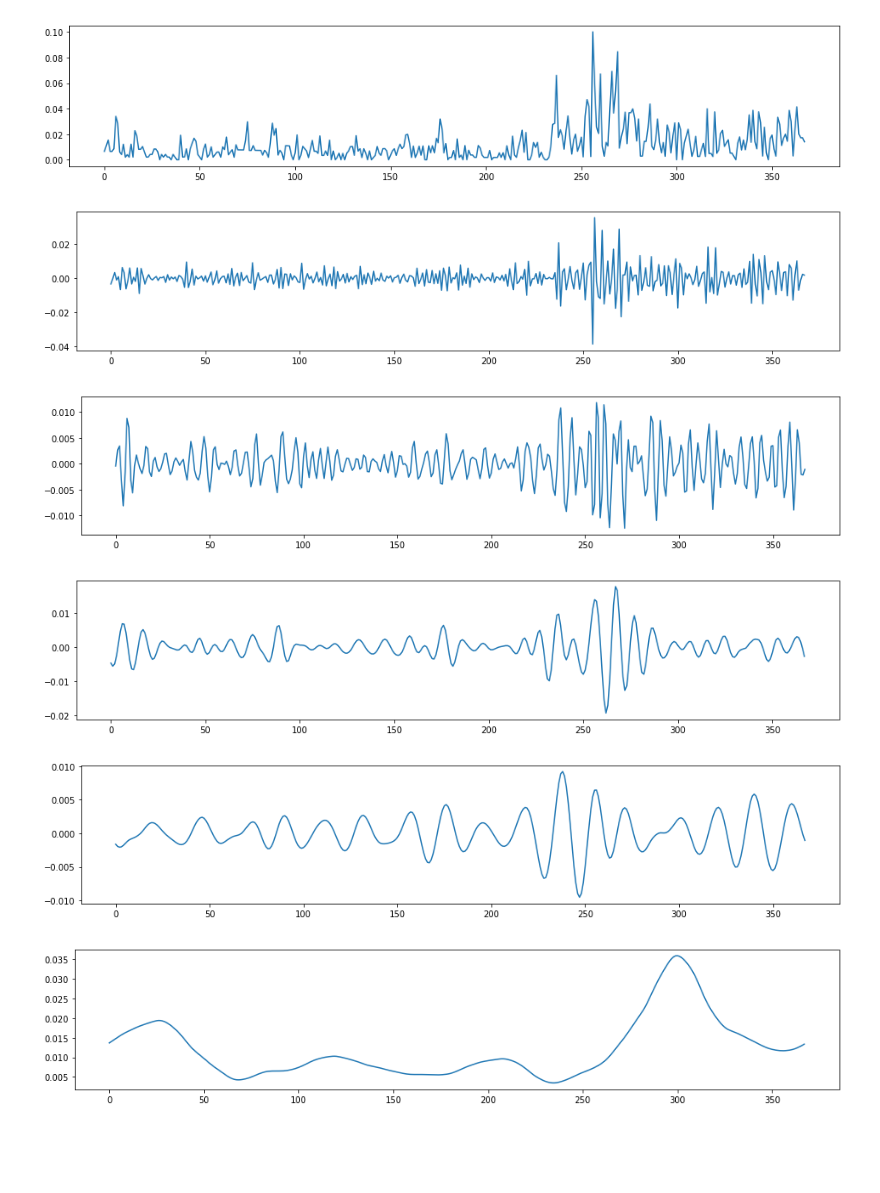
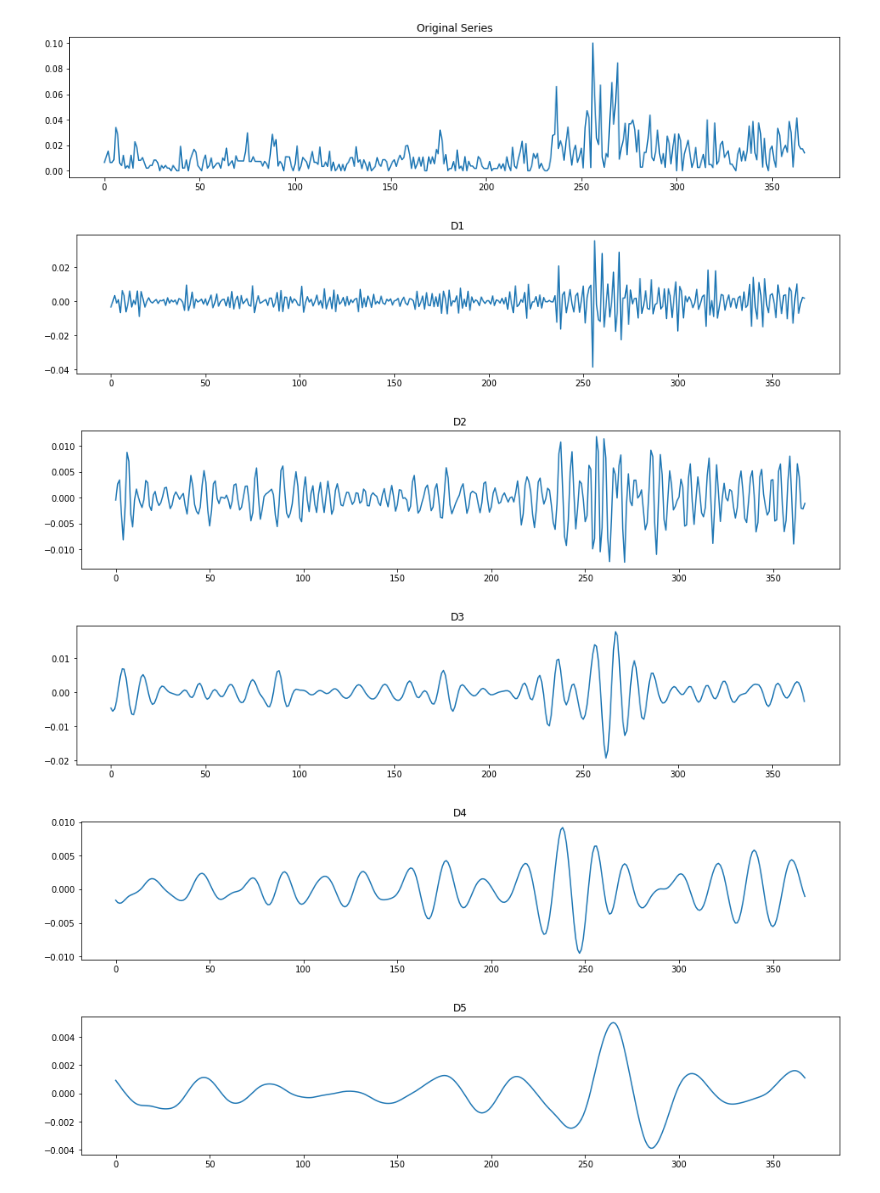
Before and after one commit to LinuxpowerLudo/wavelet_analysis_of_bitcoin, a Jupyter notebook: phase_2/Manual reproduction of page 141 of Gencay and Selcuk.ipynb, the cells around one changed output. Drawn from its saved outputs; the diff is of its cells as text; code cells hidden in the pictures; blank space fills up the shorter version.

Commit message:
Fixing problem with filter length on reproduction of book results. Adding mra funciton

```diff
--- a/phase_2/Manual reproduction of page 141 of Gencay and Selcuk.ipynb
+++ b/phase_2/Manual reproduction of page 141 of Gencay and Selcuk.ipynb
@@ -15,6 +15,2 @@ from dan_wavelets import dwt, idwt, modwt, imodwt
 # %%
 la8 = pd.read_csv("../datasets/la8.csv", index_col=0)
-la8.rename(columns={
-    la8.columns[1] : "h",
-    la8.columns[2] : "g"
-}, inplace=True)
@@ -22,26 +30,12 @@ la8.rename(columns={
 signal = pd.read_csv("../datasets/ibm_returns.csv", header=None, index_col=0, names=["returns"]).squeeze()
 # %%
 signal = np.abs(signal)
-# %%
-plt.plot(signal)
-plt.show()
-num_decompositions = 4
-cA = signal
-for i in range(num_decompositions):
-    cD, cA = modwt(cA, j=i+1, filter_length=8, h=la8.h, g=la8.g)
-    cD = imodwt(cD, [], j = i+1, filter_length=8, h=la8.h, g=la8.g)
-    for j in range(i, 0, -1):
-        cD = imodwt([], cD, j = j, filter_length=8, h=la8.h, g=la8.g)
-    plt.plot(cD)
-    plt.show()
-for j in range(num_decompositions, 0, -1):
-    cA = imodwt([], cA, j=j)
-plt.plot(cA)
-plt.show()
-# %% [output]
-[figure, removed]
-[figure, removed]
-[figure, removed]
-[figure, removed]
-[figure, removed]
-[figure, removed]
+# %%
+mra(signal, 4, la8.h, la8.g, 8)
+# %% [output]
+[figure, added]
+[figure, added]
+[figure, added]
+[figure, added]
+[figure, added]
+[figure, added]
```
Also changed, not shown: parts of 3 cells of this notebook, 1 other file.
